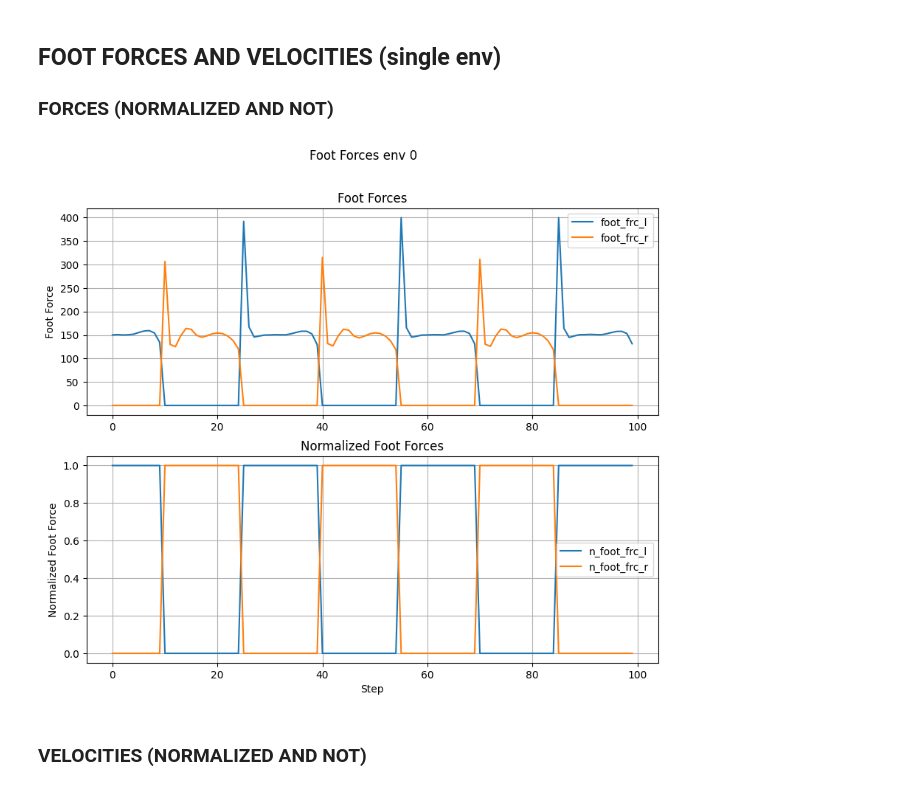
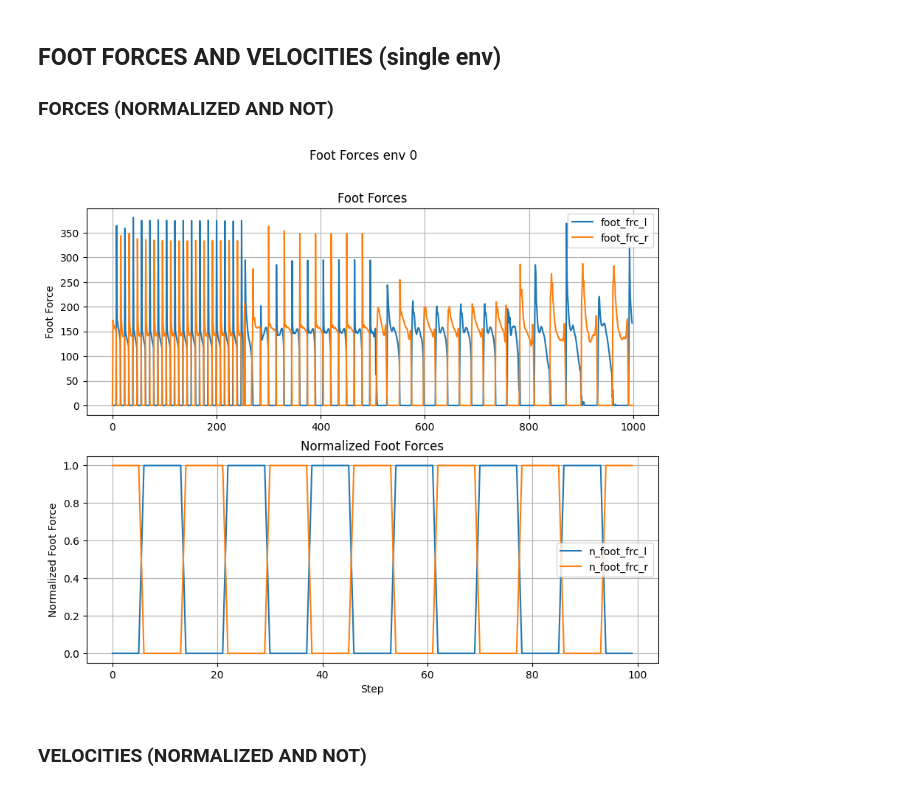
Before and after one commit to AndreaDiBenedett0/IsaacLab_fork, a Jupyter notebook: tools/statistics.ipynb, the cells around one changed output. Drawn from its saved outputs; the diff is of its cells as text; code cells hidden in the pictures.

```diff
--- a/tools/statistics.ipynb
+++ b/tools/statistics.ipynb
@@ -5,7 +5,7 @@ import matplotlib.pyplot as plt
 # %% [markdown]
 # **LOAD DATA**
 # %%
-data = torch.load("/home/user-05/isaac_lab_projects/IsaacLab_fork/logs/rsl_rl/data_rollout/rollout_00000900.pt")
+data = torch.load("/home/user-05/isaac_lab_projects/IsaacLab_fork/logs/rsl_rl/data_rollout/rollout_00000999.pt")
 obs = data["obs"]
 act = data["act"]
 rew = data["rew"]
@@ -112,23 +112,23 @@ plt.show()
 # %%
 #2 subplots: foot forces an normalized foot forces
 fig, (ax1, ax2) = plt.subplots(2, 1, figsize=(10, 8))
 fig.suptitle(f"Foot Forces env {env_id}")
-ax1.plot(foot_frc_l[env_id, 50:150], label="foot_frc_l")
-ax1.plot(foot_frc_r[env_id, 50:150], label="foot_frc_r")
+ax1.plot(foot_frc_l[env_id, :], label="foot_frc_l")
+ax1.plot(foot_frc_r[env_id, :], label="foot_frc_r")
 ax1.set_ylabel("Foot Force")
 ax1.legend()
 ax1.grid(True)
 ax1.set_title("Foot Forces")
 ax2.plot(n_foot_frc_l[env_id, 50:150], label="n_foot_frc_l")
 ax2.plot(n_foot_frc_r[env_id, 50:150], label="n_foot_frc_r")
 ax2.set_xlabel("Step")
 ax2.set_ylabel("Normalized Foot Force")
 ax2.legend()
 ax2.grid(True)
 ax2.set_title("Normalized Foot Forces")
 plt.show()
 # %% [output]
-[figure, old version]
+[figure, new version]
 # %% [markdown]
 ### VELOCITIES (NORMALIZED AND NOT)
 # %%
```
Also changed, not shown: parts of 13 cells of this notebook, 16 other files.
